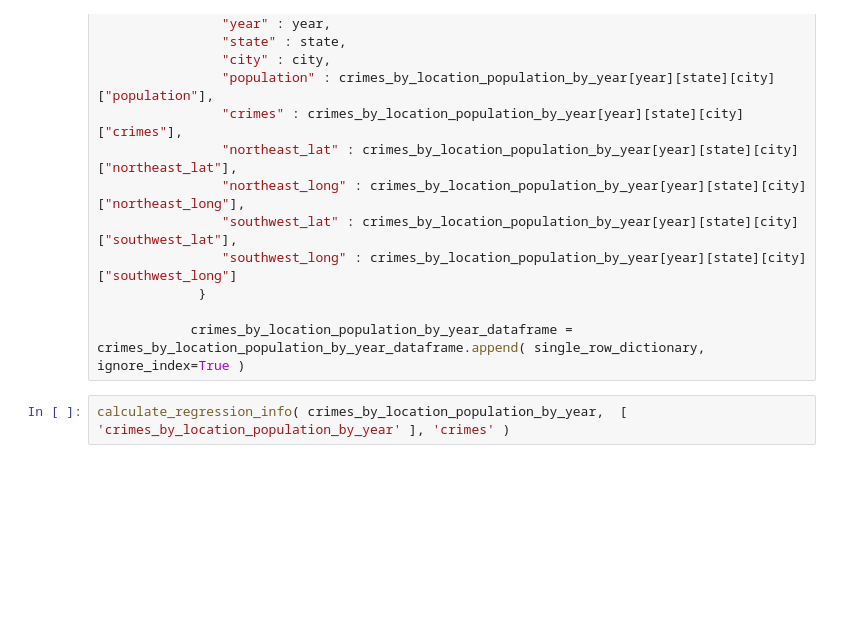
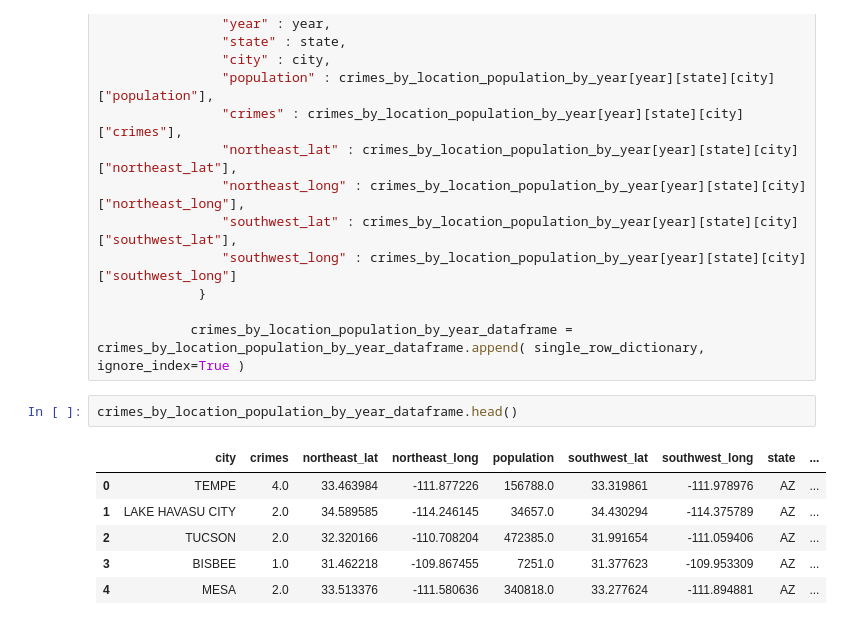
Before and after one commit to AujreliaLyon/Finding-The-Hate, a Jupyter notebook: Analysis.ipynb, the cells around one changed output. Cells and saved outputs as stored; diff of their text form; blank space fills up the shorter version.

```diff
--- a/Analysis.ipynb
+++ b/Analysis.ipynb
@@ -804,5 +809,12 @@ for year in crimes_by_location_population_by_year.keys() :
              }
 
             crimes_by_location_population_by_year_dataframe = crimes_by_location_population_by_year_dataframe.append( single_row_dictionary,  ignore_index=True )
-# %%
-calculate_regression_info( crimes_by_location_population_by_year,  [ 'crimes_by_location_population_by_year' ], 'crimes' )
+# %%
+crimes_by_location_population_by_year_dataframe.head()
+# %% [output]
+|  | city | crimes | northeast_lat | northeast_long | population | southwest_lat | southwest_long | state | ... |
+| 0 | TEMPE | 4.0 | 33.463984 | -111.877226 | 156788.0 | 33.319861 | -111.978976 | AZ | ... |
+| 1 | LAKE HAVASU CITY | 2.0 | 34.589585 | -114.246145 | 34657.0 | 34.430294 | -114.375789 | AZ | ... |
+| 2 | TUCSON | 2.0 | 32.320166 | -110.708204 | 472385.0 | 31.991654 | -111.059406 | AZ | ... |
+| 3 | BISBEE | 1.0 | 31.462218 | -109.867455 | 7251.0 | 31.377623 | -109.953309 | AZ | ... |
+| 4 | MESA | 2.0 | 33.513376 | -111.580636 | 340818.0 | 33.277624 | -111.894881 | AZ | ... |
```
Also changed, not shown: parts of 4 cells of this notebook.
